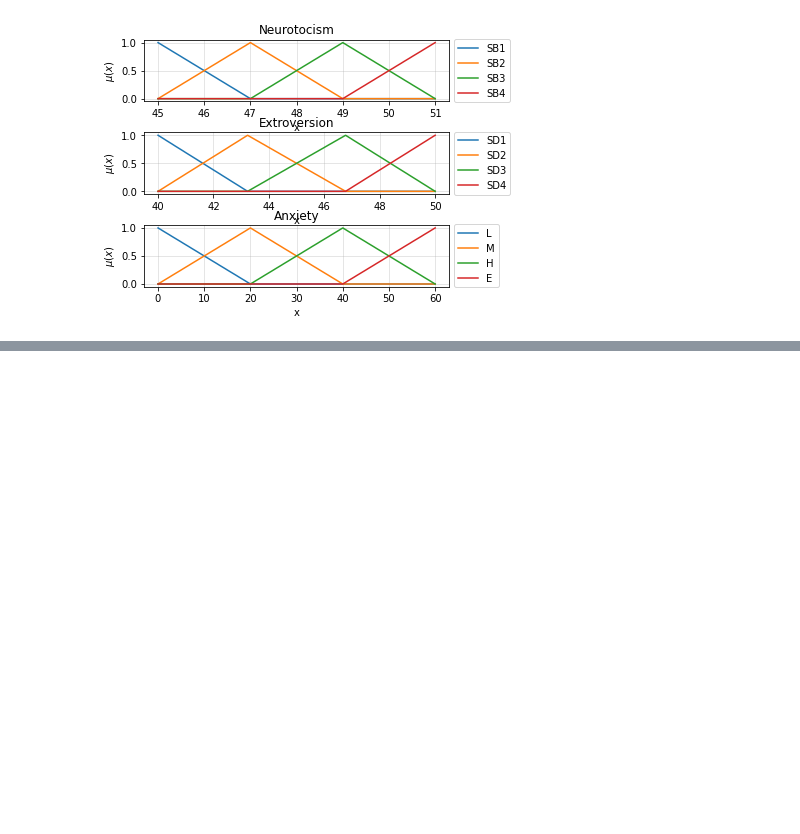
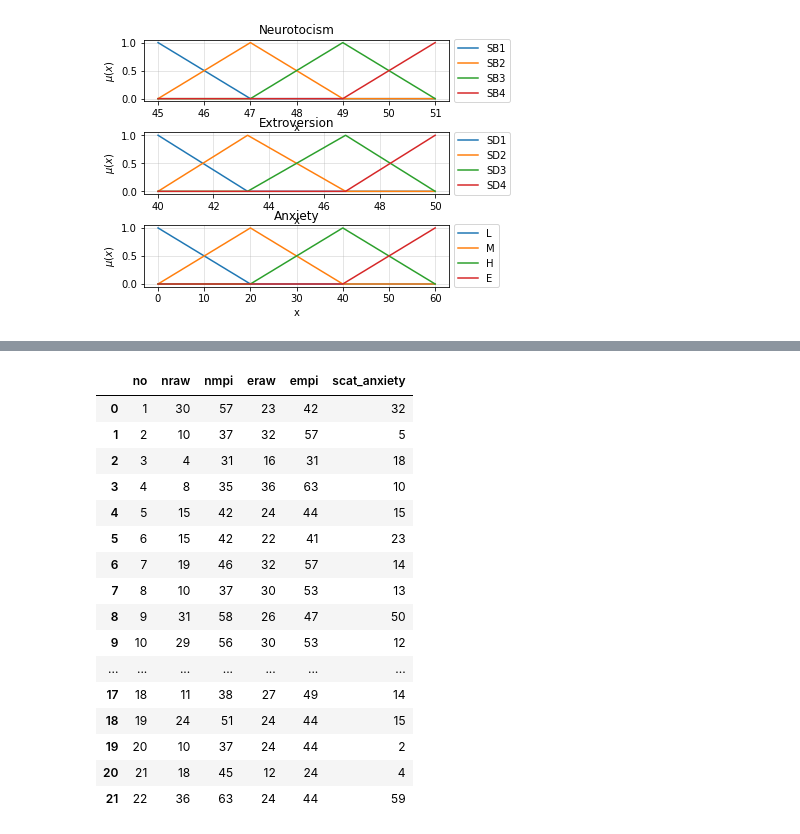
Before and after one commit to adibenc/fz-mamdani, a Jupyter notebook: fz-md1.ipynb, the cells around one changed output, grey strips where cells are left out. Drawn from its saved outputs; the diff is of its cells as text; code cells hidden in the pictures; blank space fills up the shorter version.

```diff
--- a/fz-md1.ipynb
+++ b/fz-md1.ipynb
@@ -309,0 +288,21 @@ dfResultRef
+# %%
+df = pd.read_csv("ne-raw.csv")
+df
+# %% [output]
+|  | no | nraw | nmpi | eraw | empi | scat_anxiety |
+| 0 | 1 | 30 | 57 | 23 | 42 | 32 |
+| 1 | 2 | 10 | 37 | 32 | 57 | 5 |
+| 2 | 3 | 4 | 31 | 16 | 31 | 18 |
+| 3 | 4 | 8 | 35 | 36 | 63 | 10 |
+| 4 | 5 | 15 | 42 | 24 | 44 | 15 |
+| 5 | 6 | 15 | 42 | 22 | 41 | 23 |
+| 6 | 7 | 19 | 46 | 32 | 57 | 14 |
+| 7 | 8 | 10 | 37 | 30 | 53 | 13 |
+| 8 | 9 | 31 | 58 | 26 | 47 | 50 |
+| 9 | 10 | 29 | 56 | 30 | 53 | 12 |
+| ... | ... | ... | ... | ... | ... | ... |
+| 17 | 18 | 11 | 38 | 27 | 49 | 14 |
+| 18 | 19 | 24 | 51 | 24 | 44 | 15 |
+| 19 | 20 | 10 | 37 | 24 | 44 | 2 |
+| 20 | 21 | 18 | 45 | 12 | 24 | 4 |
+| 21 | 22 | 36 | 63 | 24 | 44 | 59 |
```
Also changed, not shown: parts of 8 cells of this notebook, 1 other file.
